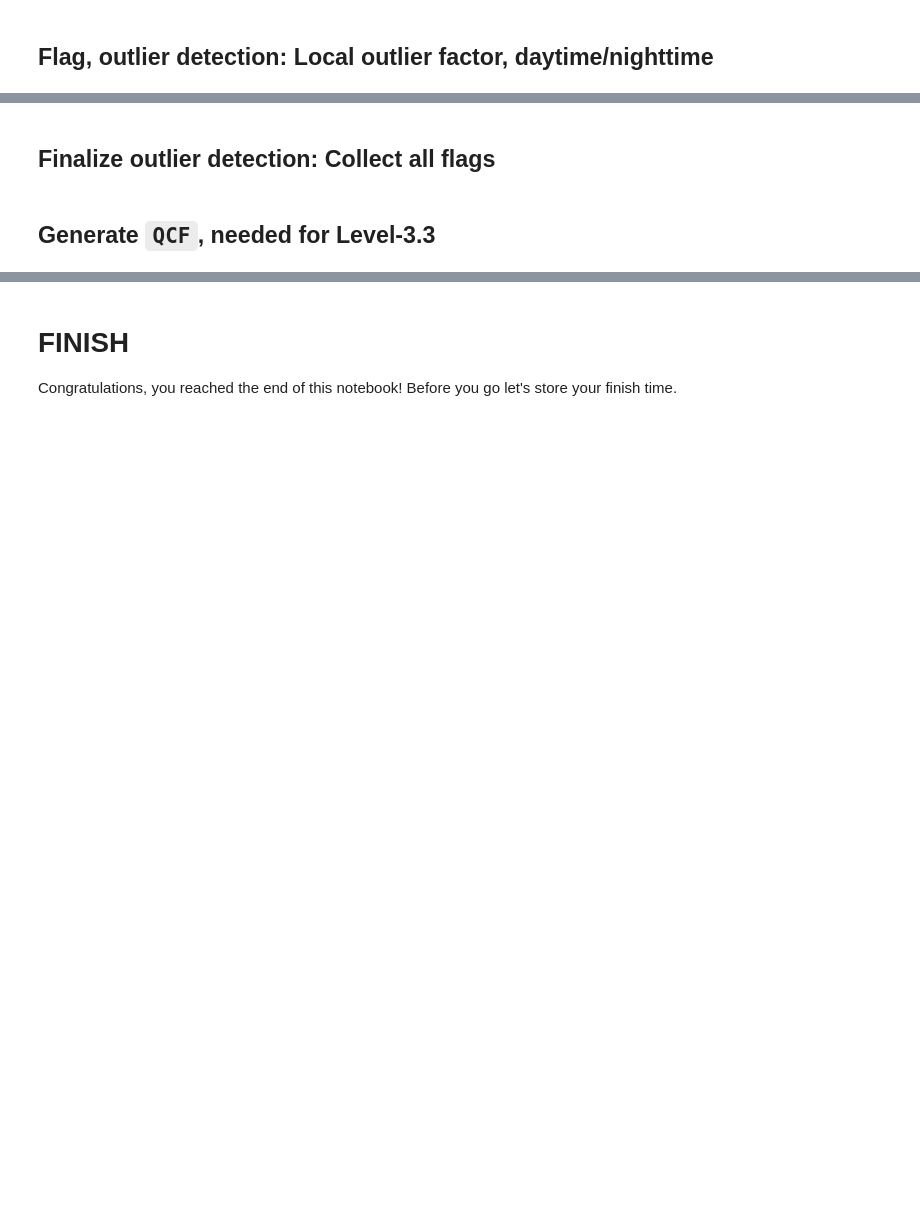
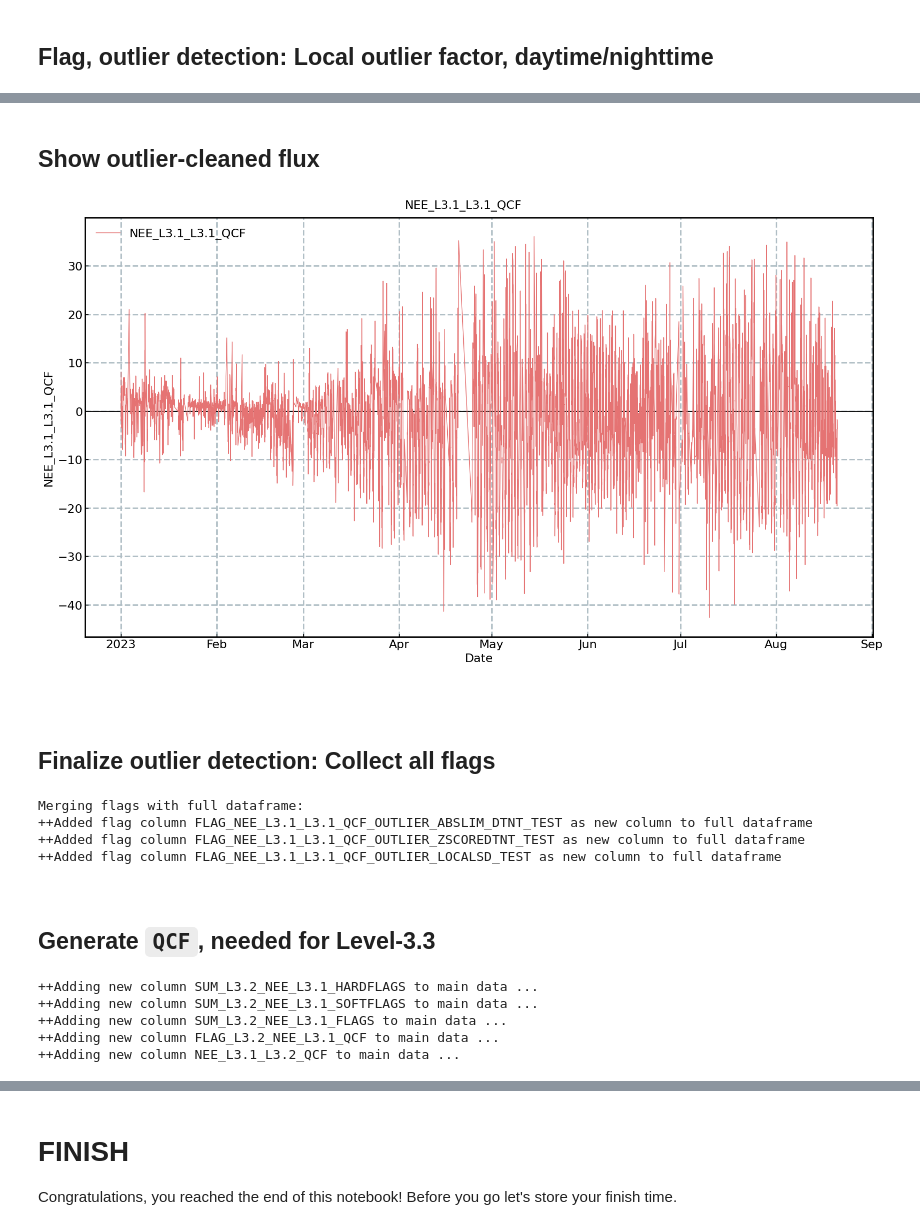
Before and after one commit to holukas/diive, a Jupyter notebook: notebooks/FluxProcessingChain/FluxProcessingChain.ipynb, the cells around one changed output, grey strips where cells are left out. Drawn from its saved outputs; the diff is of its cells as text; code cells hidden in the pictures; blank space fills up the shorter version.

```diff
--- a/notebooks/FluxProcessingChain/FluxProcessingChain.ipynb
+++ b/notebooks/FluxProcessingChain/FluxProcessingChain.ipynb
@@ -515,13 +803,36 @@ sod.addflag()
 </br>
 # %% [markdown]
 </br>
+# %% [markdown]
+## Show outlier-cleaned flux
+# %%
+sod.showplot_cleaned()
+# %% [output]
+[figure, added]
+# %% [markdown]
+</br>
+# %% [markdown]
+</br>
 # %% [markdown]
 ## Finalize outlier detection: **Collect all flags**
 # %%
-df32 = sod.get()
+df_level32 = sod.get()
+# %% [output]
+Merging flags with full dataframe:
+++Added flag column FLAG_NEE_L3.1_L3.1_QCF_OUTLIER_ABSLIM_DTNT_TEST as new column to full dataframe
+++Added flag column FLAG_NEE_L3.1_L3.1_QCF_OUTLIER_ZSCOREDTNT_TEST as new column to full dataframe
+++Added flag column FLAG_NEE_L3.1_L3.1_QCF_OUTLIER_LOCALSD_TEST as new column to full dataframe
+# %% [markdown]
+</br>
 # %% [markdown]
 ## Generate `QCF`, needed for Level-3.3
 # %%
-qcf = FlagQCF(series=_df['NEE_L3.1'], df=_df, levelid='L3.1', swinpot=_df['SW_IN_POT'], nighttime_threshold=50)
+qcf = FlagQCF(series=df_level32[FLUXVAR31], df=df_level32, levelid='L3.2', swinpot=df_level32['SW_IN_POT'], nighttime_threshold=50)
 qcf.calculate(daytime_accept_qcf_below=2, nighttimetime_accept_qcf_below=2)
-df32qcf = qcf.get()
+df_level32_qcf = qcf.get()
+# %% [output]
+++Adding new column SUM_L3.2_NEE_L3.1_HARDFLAGS to main data ...
+++Adding new column SUM_L3.2_NEE_L3.1_SOFTFLAGS to main data ...
+++Adding new column SUM_L3.2_NEE_L3.1_FLAGS to main data ...
+++Adding new column FLAG_L3.2_NEE_L3.1_QCF to main data ...
+++Adding new column NEE_L3.1_L3.2_QCF to main data ...
```
Also changed, not shown: parts of 109 cells of this notebook, 15 other files.
